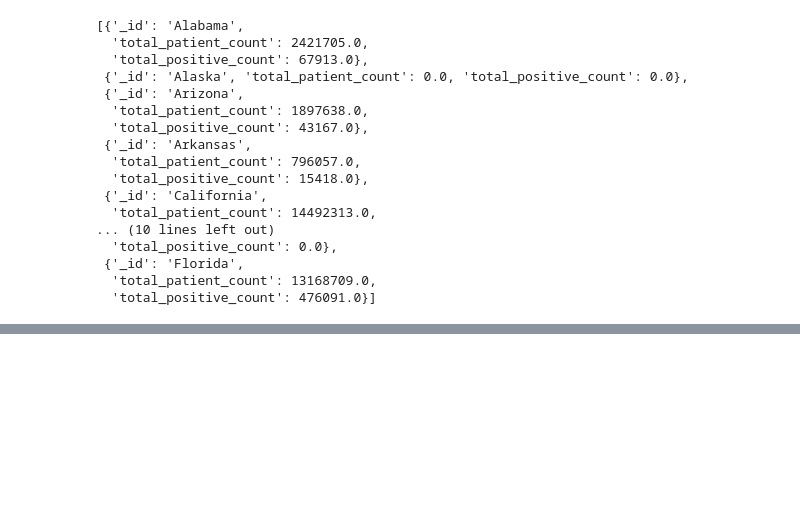
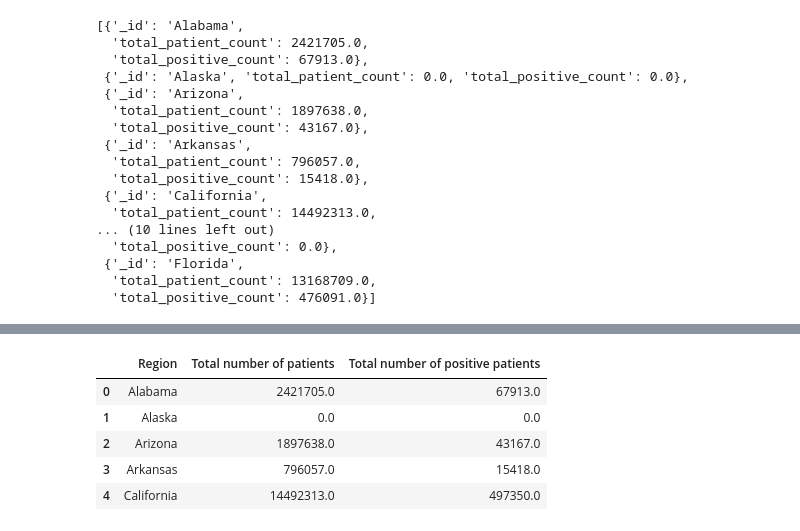
Before and after one commit to Richard1987usa/Enhancing-FluView-Dashboard-for-User-Centric-Navigation, a Jupyter notebook: Project 3/ETL.ipynb, the cells around one changed output, grey strips where cells are left out. Cells and saved outputs as stored; diff of their text form; code cells hidden in the pictures; blank space fills up the shorter version.

```diff
--- a/Project 3/ETL.ipynb
+++ b/Project 3/ETL.ipynb
@@ -402,0 +414,13 @@ pprint(result[0:10])
+# %%
+# Rename the columns
+aggregated_df = aggregated_df.rename(columns={"_id": "Region",
+                                              "total_patient_count": "Total number of patients",
+                                              "total_positive_count": "Total number of positive patients"})
+aggregated_df.head()
+# %% [output]
+|  | Region | Total number of patients | Total number of positive patients |
+| 0 | Alabama | 2421705.0 | 67913.0 |
+| 1 | Alaska | 0.0 | 0.0 |
+| 2 | Arizona | 1897638.0 | 43167.0 |
+| 3 | Arkansas | 796057.0 | 15418.0 |
+| 4 | California | 14492313.0 | 497350.0 |
```
Also changed, not shown: parts of 2 cells of this notebook.
